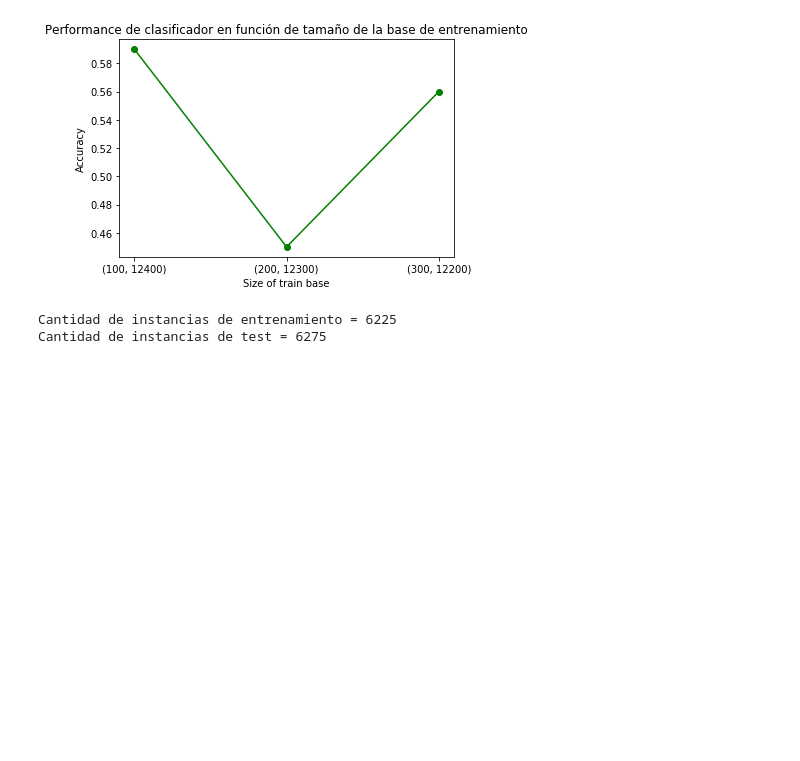
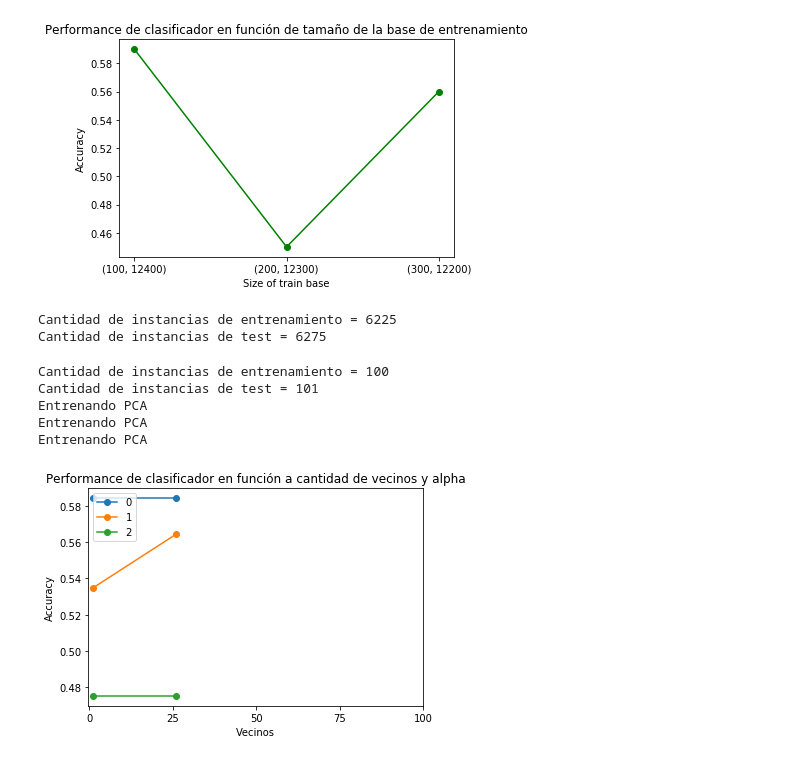
Before and after one commit to jrabinowicz/KNN, a Jupyter notebook: notebooks/knn.ipynb, the cells around one changed output. Cells and saved outputs as stored; diff of their text form; code cells hidden in the pictures; blank space fills up the shorter version.

```diff
--- a/notebooks/knn.ipynb
+++ b/notebooks/knn.ipynb
@@ -118,7 +118,7 @@ from sklearn.feature_extraction.text import CountVectorizer
 from sklearn.metrics import accuracy_score
 df = pd.read_csv("../data/imdb_small.csv", index_col=0)
 # %%
-# TEST DE TAMAÑO DE INSTANCIAS DE ENTRENAMIENTO vs TEST. (SIN PCA)
+# TEST DE TAMAÑO DE INSTANCIAS DE ENTRENAMIENTO vs TEST. (KNN FIJO, SIN PCA)
 
 res1 = []
 division = list(range(3113,9338,3112)) #Mas o menos 1/4, 1/2, 3/4 de la base se usan para train
@@ -126,7 +126,6 @@ division = list(range(3113,9338,3112)) #Mas o menos 1/4, 1/2, 3/4 de la base se
 #division = list(range(100,301,100))
 rangos = [(x,12500-x) for x in division]
 acc = []
-i = 0
 for n in division:
     #Divido train y test
     text_train = df[:n]["review"]
@@ -138,7 +137,6 @@ for n in division:
     #Hago BoW
     vectorizer = CountVectorizer(max_df=0.90, min_df=0.01, max_features=5000)
     vectorizer.fit(text_train)
-    #Aplico PCA
     X_train, y_train = vectorizer.transform(text_train), (label_train == 'pos').values
     X_test, y_test = vectorizer.transform(text_test), (label_test == 'pos').values
     #Aplico KNN
@@ -149,7 +147,6 @@ for n in division:
     #Calculo accuracy y guardo resultado
     acc.append(accuracy_score(y_test, y_pred))
     print("Accuracy: {}".format(acc))
-    i+=1
 
 plt.plot(division, acc, 'g-o')
 plt.xlabel("Size of train base")
@@ -184,7 +181,6 @@ vectorizer.fit(text_train)
 X_train, y_train = vectorizer.transform(text_train), (label_train == 'pos').values
 X_test, y_test = vectorizer.transform(text_test), (label_test == 'pos').values
 
-i = 0
 acc = []
 neighs = list(range(25,201,25))
 for n in neighs:
@@ -193,7 +189,6 @@ for n in neighs:
     y_pred = clf.predict(X_test)
     acc.append(accuracy_score(y_test, y_pred))
     print("Accuracy {}: {}".format(n,acc))
-    i+=1
 
 plt.plot(neighs, acc, 'g-o')
 plt.xlabel("Vecinos")
@@ -203,3 +198,76 @@ plt.title("Performance de clasificador en función a cantidad de vecinos");
 # %% [output]
 Cantidad de instancias de entrenamiento = 6225
 Cantidad de instancias de test = 6275
+# %%
+# TEST DE CAMBIO DE N_NEIGHBORS Y ALPHA
+import pandas as pd
+from sklearn.metrics import accuracy_score
+df = pd.read_csv("../data/imdb_small.csv", index_col=0)
+
+from sklearn.feature_extraction.text import CountVectorizer
+from sentiment import PCA, KNNClassifier, get_first_eigenvalues
+import numpy as np
+import scipy
+import matplotlib.pyplot as plt
+
+text_train = df[:6225]["review"]
+label_train = df[:6225]["label"]
+
+text_test = df[6225:]["review"]
+label_test = df[6225:]["label"]
+
+print("Cantidad de instancias de entrenamiento = {}".format(len(text_train)))
+print("Cantidad de instancias de test = {}".format(len(text_test)))
+
+vectorizer = CountVectorizer(max_df=0.90, min_df=0.01, max_features=5000)
+vectorizer.fit(text_train)
+X_train, y_train = vectorizer.transform(text_train), (label_train == 'pos').values
+X_test, y_test = vectorizer.transform(text_test), (label_test == 'pos').values
+pruebas = []
+
+
+alphas = list(range(0, 501, 25))
+
+for alpha in alphas:
+    pca = PCA(alpha)
+    print("Entrenando PCA")
+
+    #print(type(X_train))
+    pca.fit(X_train.toarray())
+    #print(type(X_train))
+    X_pca_train = pca.transform(X_train)
+    #print(type(X_train))
+    X_pca_test = pca.transform(X_test)
+    acc = []
+    for k in range(0,101,5):
+        ## Creo y entreno
+        clf = KNNClassifier(k)
+        clf.fit(X_pca_train, y_train)
+
+        # Predigo
+        y_pred = clf.predict(X_pca_test)
+
+        # Me fijo el accuracy
+        acc.append(accuracy_score(y_test, y_pred))
+        #print("k = {:<2} alpha = {:<2} ----> {:.3f}".format(k, alpha, acc))
+
+        pruebas.append({
+            "k": k,
+            "alpha": alpha,
+            "acc": acc,
+        })
+    plt.plot(list(range(0,101,5)), acc, '-o')
+
+
+plt.legend(alphas, loc='upper left')
+plt.xlabel("Vecinos")
+plt.ylabel("Accuracy")
+plt.xticks(list(range(0,101,5)))
+plt.title("Performance de clasificador en función a cantidad de vecinos y alpha");
+# %% [output]
+Cantidad de instancias de entrenamiento = 100
+Cantidad de instancias de test = 101
+Entrenando PCA
+Entrenando PCA
+Entrenando PCA
+[figure, added]
```
Also changed, not shown: parts of 1 cell of this notebook.
